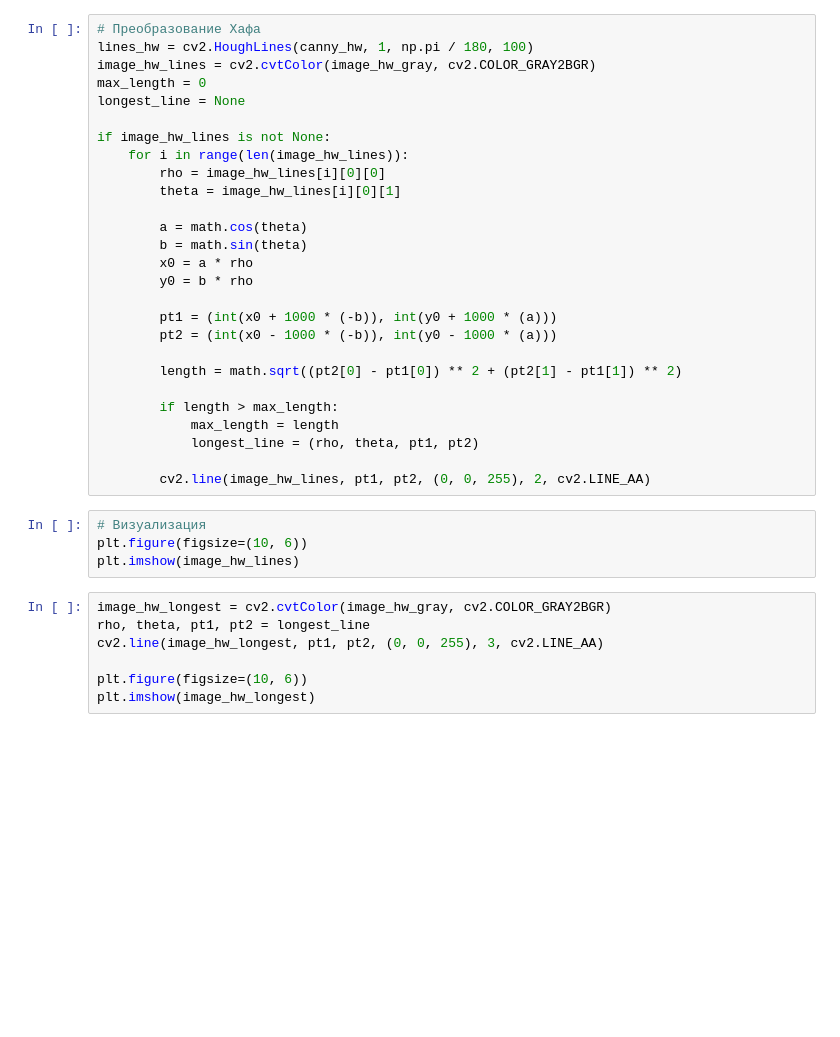
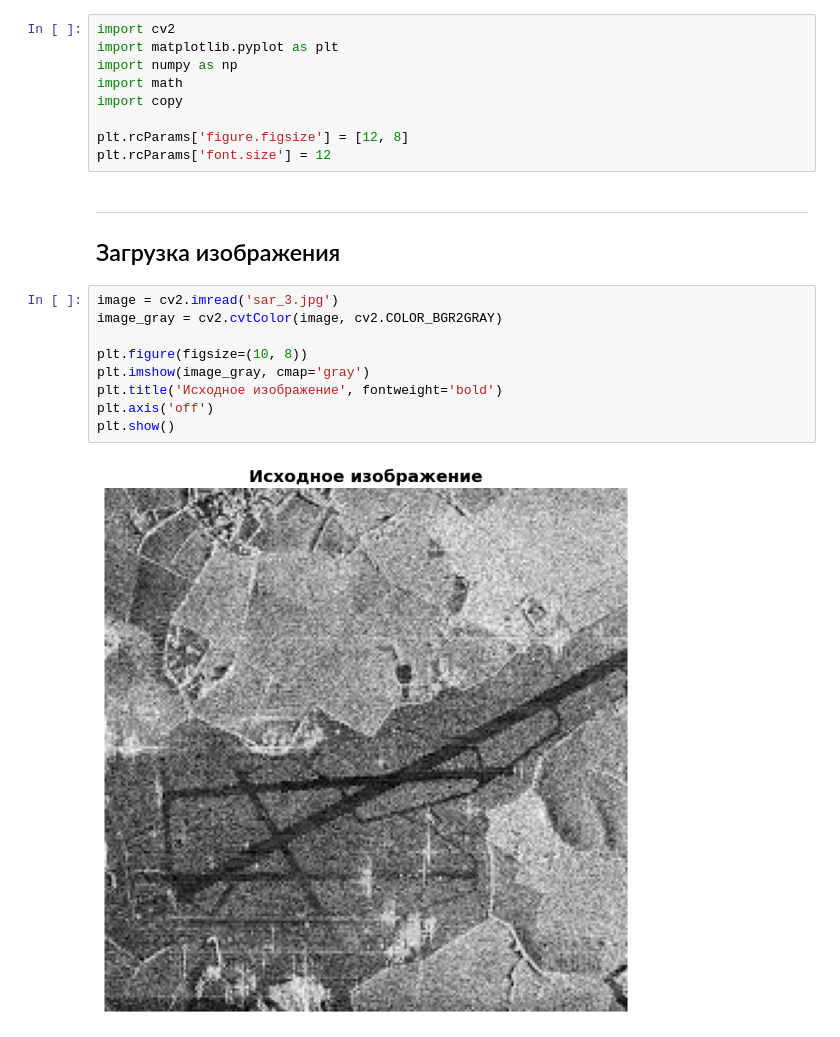
Before and after one commit to AtikD/ImageProcessing, a Jupyter notebook: Practice_3/DE_IP_2024_Task_3.ipynb, the cells around one changed output. Drawn from its saved outputs; the diff is of its cells as text; blank space fills up the shorter version.

```diff
--- a/Practice_3/DE_IP_2024_Task_3.ipynb
+++ b/Practice_3/DE_IP_2024_Task_3.ipynb
@@ -151,38 +1,23 @@ plt.imshow(canny_hw, cmap="gray")
-# %%
-# Преобразование Хафа
-lines_hw = cv2.HoughLines(canny_hw, 1, np.pi / 180, 100)
-image_hw_lines = cv2.cvtColor(image_hw_gray, cv2.COLOR_GRAY2BGR)
-max_length = 0
-longest_line = None
-
-if image_hw_lines is not None:
-    for i in range(len(image_hw_lines)):
-        rho = image_hw_lines[i][0][0]
-        theta = image_hw_lines[i][0][1]
-
-        a = math.cos(theta)
-        b = math.sin(theta)
-        x0 = a * rho
-        y0 = b * rho
-
-        pt1 = (int(x0 + 1000 * (-b)), int(y0 + 1000 * (a)))
-        pt2 = (int(x0 - 1000 * (-b)), int(y0 - 1000 * (a)))
-
-        length = math.sqrt((pt2[0] - pt1[0]) ** 2 + (pt2[1] - pt1[1]) ** 2)
-
-        if length > max_length:
-            max_length = length
-            longest_line = (rho, theta, pt1, pt2)
-
-        cv2.line(image_hw_lines, pt1, pt2, (0, 0, 255), 2, cv2.LINE_AA)
-# %%
-# Визуализация
-plt.figure(figsize=(10, 6))
-plt.imshow(image_hw_lines)
-# %%
-image_hw_longest = cv2.cvtColor(image_hw_gray, cv2.COLOR_GRAY2BGR)
-rho, theta, pt1, pt2 = longest_line
-cv2.line(image_hw_longest, pt1, pt2, (0, 0, 255), 3, cv2.LINE_AA)
-
-plt.figure(figsize=(10, 6))
-plt.imshow(image_hw_longest)
+# %%
+import cv2
+import matplotlib.pyplot as plt
+import numpy as np
+import math
+import copy
+
+plt.rcParams['figure.figsize'] = [12, 8]
+plt.rcParams['font.size'] = 12
+# %% [markdown]
+---
+## Загрузка изображения
+# %%
+image = cv2.imread('sar_3.jpg')
+image_gray = cv2.cvtColor(image, cv2.COLOR_BGR2GRAY)
+
+plt.figure(figsize=(10, 8))
+plt.imshow(image_gray, cmap='gray')
+plt.title('Исходное изображение', fontweight='bold')
+plt.axis('off')
+plt.show()
+# %% [output]
+[figure, added]
```
Also changed, not shown: parts of 48 cells of this notebook, 2 other files.
